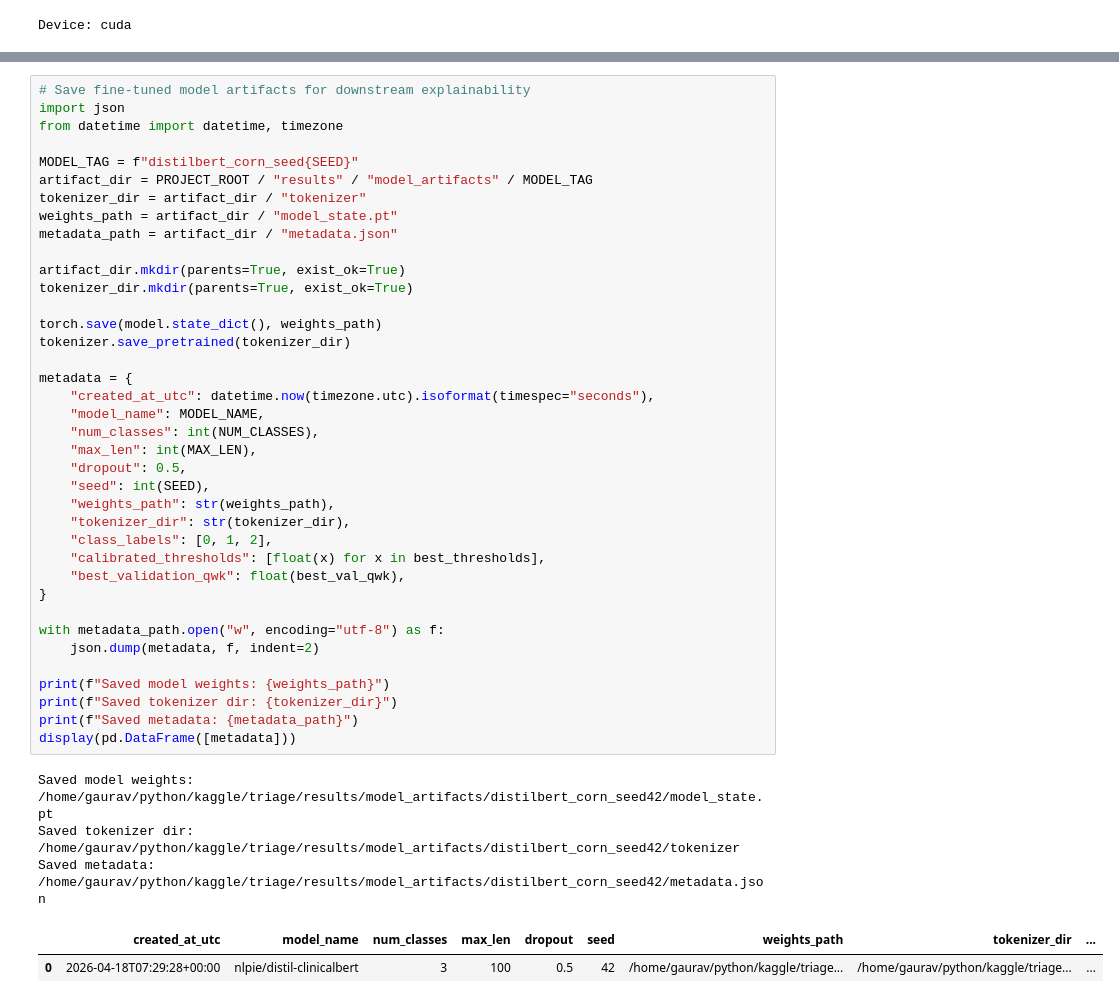
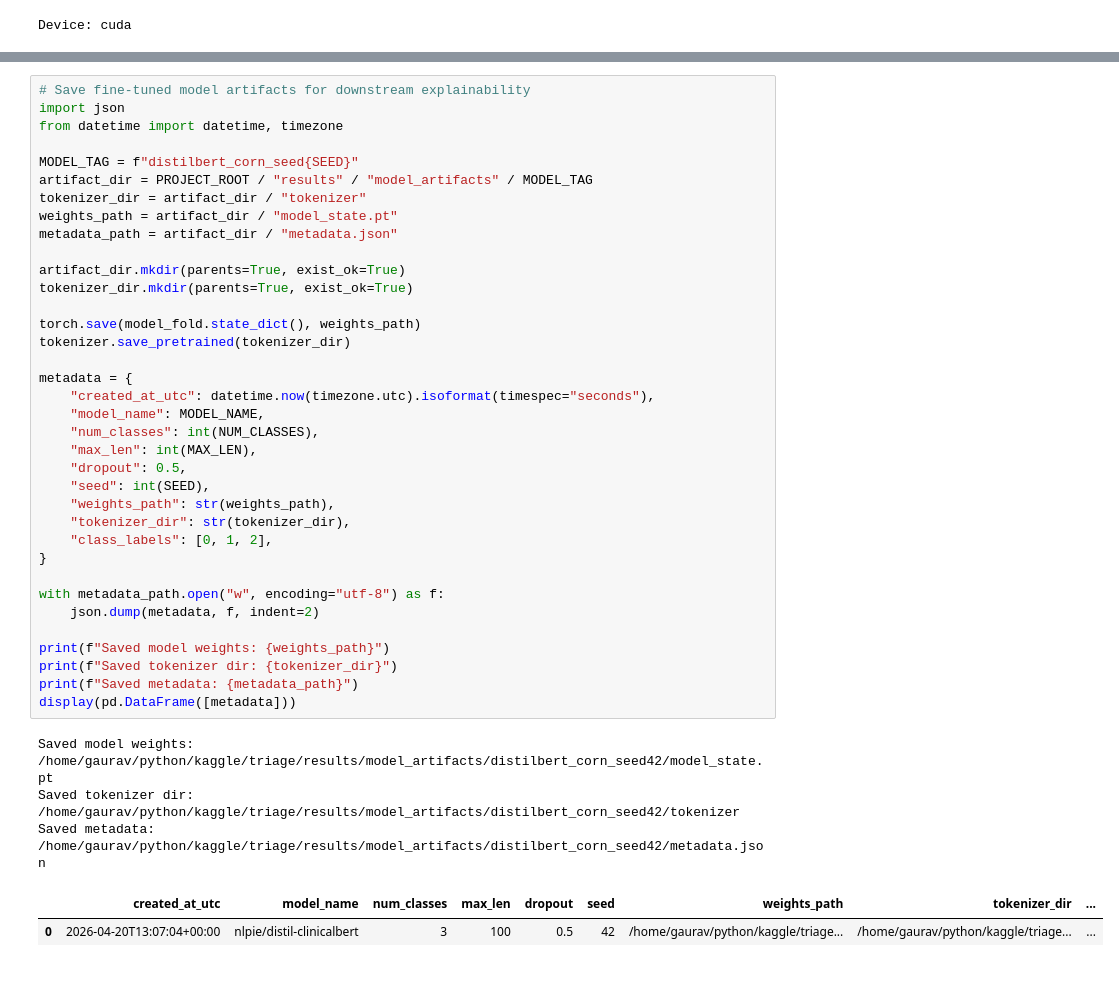
Before and after one commit to Reaper-ai/traigegeist, a Jupyter notebook: notebooks/nlp_dl.ipynb, the cells around one changed output, grey strips where cells are left out. Saved outputs shown, nothing was run; the diff lists cells and outputs as text.

```diff
--- a/notebooks/nlp_dl.ipynb
+++ b/notebooks/nlp_dl.ipynb
@@ -633,34 +477,32 @@ metadata_path = artifact_dir / "metadata.json"
 
 artifact_dir.mkdir(parents=True, exist_ok=True)
 tokenizer_dir.mkdir(parents=True, exist_ok=True)
 
-torch.save(model.state_dict(), weights_path)
+torch.save(model_fold.state_dict(), weights_path)
 tokenizer.save_pretrained(tokenizer_dir)
 
 metadata = {
     "created_at_utc": datetime.now(timezone.utc).isoformat(timespec="seconds"),
     "model_name": MODEL_NAME,
     "num_classes": int(NUM_CLASSES),
     "max_len": int(MAX_LEN),
     "dropout": 0.5,
     "seed": int(SEED),
     "weights_path": str(weights_path),
     "tokenizer_dir": str(tokenizer_dir),
     "class_labels": [0, 1, 2],
-    "calibrated_thresholds": [float(x) for x in best_thresholds],
-    "best_validation_qwk": float(best_val_qwk),
 }
 
 with metadata_path.open("w", encoding="utf-8") as f:
     json.dump(metadata, f, indent=2)
 
 print(f"Saved model weights: {weights_path}")
 print(f"Saved tokenizer dir: {tokenizer_dir}")
 print(f"Saved metadata: {metadata_path}")
 display(pd.DataFrame([metadata]))
 # %% [output]
 Saved model weights: /home/gaurav/python/kaggle/triage/results/model_artifacts/distilbert_corn_seed42/model_state.pt
 Saved tokenizer dir: /home/gaurav/python/kaggle/triage/results/model_artifacts/distilbert_corn_seed42/tokenizer
 Saved metadata: /home/gaurav/python/kaggle/triage/results/model_artifacts/distilbert_corn_seed42/metadata.json
 |  | created_at_utc | model_name | num_classes | max_len | dropout | seed | weights_path | tokenizer_dir | ... |
-| 0 | 2026-04-18T07:29:28+00:00 | nlpie/distil-clinicalbert | 3 | 100 | 0.5 | 42 | /home/gaurav/python/kaggle/triage... | /home/gaurav/python/kaggle/triage... | ... |
+| 0 | 2026-04-20T13:07:04+00:00 | nlpie/distil-clinicalbert | 3 | 100 | 0.5 | 42 | /home/gaurav/python/kaggle/triage... | /home/gaurav/python/kaggle/triage... | ... |
```
Also changed, not shown: parts of 2 cells of this notebook, 9 other files.
